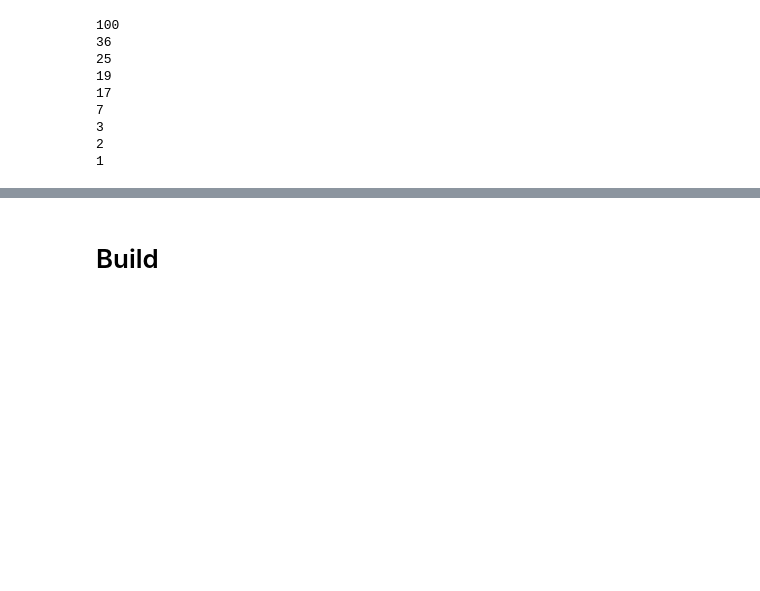
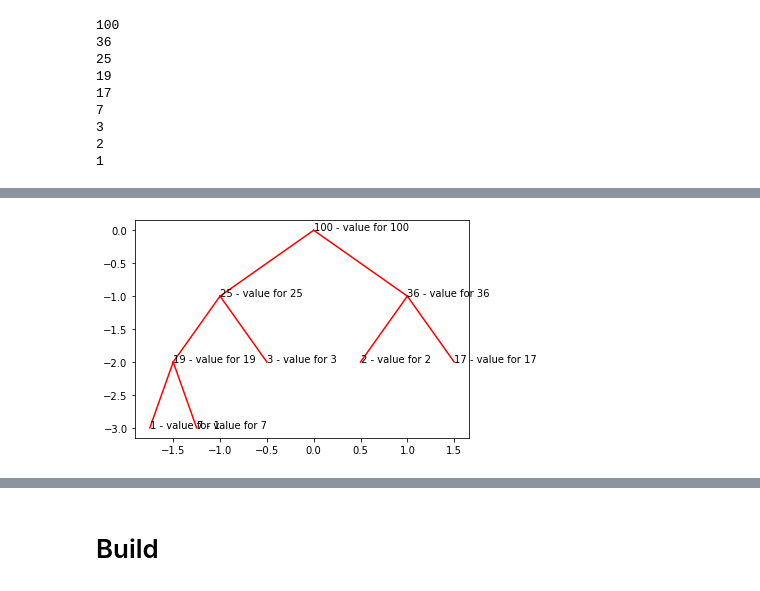
Before and after one commit to justinblaber/cs371, a Jupyter notebook: module19.ipynb, the cells around one changed output, grey strips where cells are left out. Saved outputs shown, nothing was run; the diff lists cells and outputs as text; code cells hidden in the pictures; blank space fills up the shorter version.

```diff
--- a/module19.ipynb
+++ b/module19.ipynb
@@ -161,0 +235,23 @@ while val := heap.pop_max(): print(val)
+# %%
+heap = Heap3()
+for i in [7, 1, 2, 36, 3, 17, 100, 19, 25]: heap.add((i, f'value for {i}'))
+# %%
+def _tree_heap(self, i, heap):
+    self = TreeNode(heap._entries[i][0], heap._entries[i][1])
+    i_L = heap._i_child_L(i)
+    if i_L < len(heap._entries):
+        self.L = self._tree_heap(i_L, heap)
+    i_R = heap._i_child_R(i)
+    if i_R < len(heap._entries):
+        self.R = self._tree_heap(i_R, heap)
+    return self
+# %%
+TreeNode._tree_heap = _tree_heap
+# %%
+tree = BinaryTree()
+tree.root = TreeNode(None, None)
+tree.root = tree.root._tree_heap(0, heap)
+# %%
+tree.draw()
+# %% [output]
+[figure, added]
```
Also changed, not shown: parts of 72 cells of this notebook, 11 other files.
